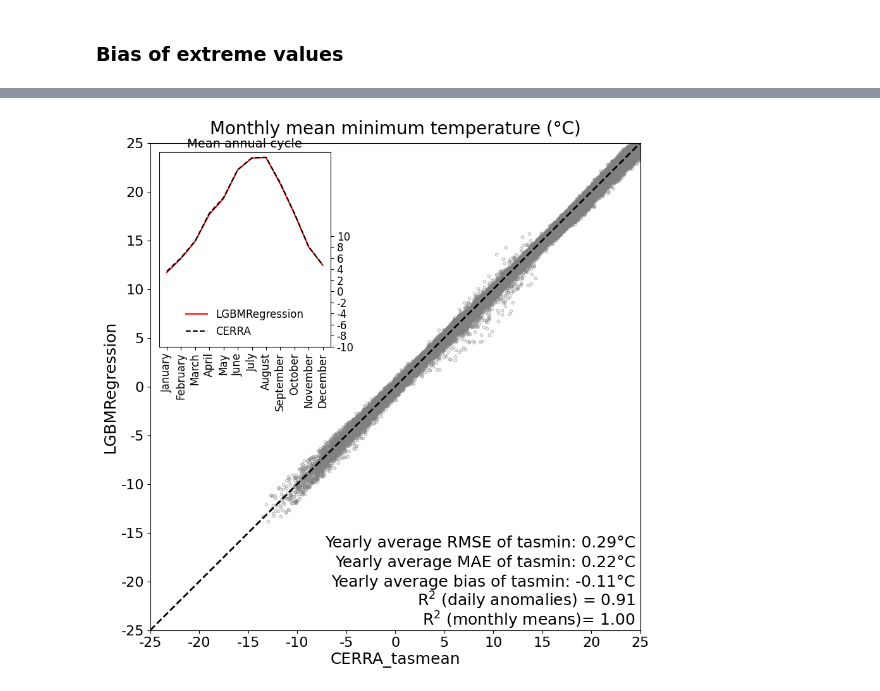
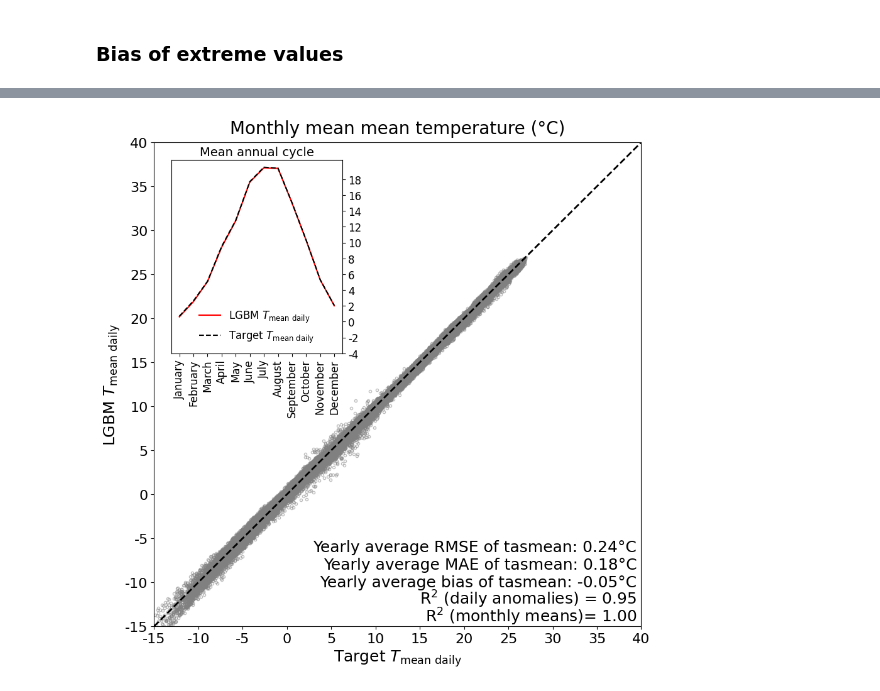
Before and after one commit to suriyahgit/downScaleML, a Jupyter notebook: Notebooks/document_temp.ipynb, the cells around one changed output, grey strips where cells are left out. Drawn from its saved outputs; the diff is of its cells as text; code cells hidden in the pictures.

```diff
--- a/Notebooks/document_temp.ipynb
+++ b/Notebooks/document_temp.ipynb
@@ -3,10 +3,10 @@
 Choose one of the PREDICTANDS in the first cell and run entire cells to view the results.
 # %%
 # define the predictand
-PREDICTAND = 'tasmin'  # 'tasmin' or 'tasmax' or 'tasmean'
+PREDICTAND = 'tasmean'  # 'tasmin' or 'tasmax' or 'tasmean'
 # %%
 # mapping from predictands to variable names
 NAMES = {'tasmin': 'minimum temperature', 'tasmax': 'maximum temperature', 'tasmean': 'mean temperature'}
 # dataset names mapping
-PRED = 'LGBMRegression'
-TRUE = 'CERRA_tasmin'
+PRED = 'LGBM $T_{\mathrm{mean \ daily}}$'
+TRUE = 'Target $T_{\mathrm{mean \ daily}}$'
@@ -32,13 +36,13 @@ from sklearn.metrics import r2_score
 ### Load datasets
 # %%
 if PREDICTAND == 'tasmin':
-    y_pred = xr.open_dataset("/mnt/CEPH_PROJECTS/InterTwin/Climate_Downscaling/hydroModelDownscale/RESULTS_1/tasmin/LGBMRegressor_tasmin_ztuvq_500_850_mslpt2_dem_sa_doy.nc")
+    y_pred = xr.open_dataset("/mnt/CEPH_PROJECTS/InterTwin/Climate_Downscaling/hydroModelDownscale/grid_search/tasmax/LGBMRegressor_tasmax_ztuvq_500_850_mslpt2_dem_sa_doy.nc")
 
 if PREDICTAND == 'tasmax':
-    y_pred = xr.open_dataset("/mnt/CEPH_PROJECTS/InterTwin/Climate_Downscaling/hydroModelDownscale/RESULTS_1/tasmax/LGBMRegressor_tasmax_ztuvq_500_850_mslpt2_dem_sa_doy.nc")
+    y_pred = xr.open_dataset("/mnt/CEPH_PROJECTS/InterTwin/Climate_Downscaling/hydroModelDownscale/grid_search/tasmin/LGBMRegressor_tasmin_ztuvq_500_850_mslpt2_dem_sa_doy.nc")
 
 if PREDICTAND == 'tasmean':
-    y_pred = xr.open_dataset("/mnt/CEPH_PROJECTS/InterTwin/Climate_Downscaling/hydroModelDownscale/RESULTS_1/tasmean/LGBMRegressor_tasmean_ztuvq_500_850_mslpt2_dem_sa_doy.nc")
+    y_pred = xr.open_dataset("/mnt/CEPH_PROJECTS/InterTwin/Climate_Downscaling/hydroModelDownscale/grid_search/tasmean/LGBMRegressor_tasmean_ztuvq_500_850_mslpt2_dem_sa_doy.nc")
 
 y_pred
 # %% [output]
@@ -530,36 +534,36 @@ else:
 ax.plot(interval, interval, color='k', lw=2, ls='--')
 
 # add coefficients of determination
 ax.text(interval[-1] - 0.5, interval[0] + 0.5, s='R$^2$ (monthly means)= {:.2f}'.format(r2_mm), ha='right', fontsize=18)
 ax.text(interval[-1] - 0.5, interval[0] + 2.5, s='R$^2$ (daily anomalies) = {:.2f}'.format(r2_anom), ha='right', fontsize=18)
 ax.text(interval[-1] - 0.5, interval[0] + 4.5, s='Yearly average bias of {}: {:.2f}°C'.format(PREDICTAND, bias_yearly_avg.mean().item()), ha='right', fontsize=18)
 ax.text(interval[-1] - 0.5, interval[0] + 6.5, s='Yearly average MAE of {}: {:.2f}°C'.format(PREDICTAND, mae_avg.mean().item()), ha='right', fontsize=18)
 ax.text(interval[-1] - 0.5, interval[0] + 8.5, s='Yearly average RMSE of {}: {:.2f}°C'.format(PREDICTAND, rmse_avg.mean().item()), ha='right', fontsize=18)
 
 
 # format axes
 ax.set_ylim(interval[0], interval[-1])
 ax.set_xlim(interval[0], interval[-1])
 ax.set_xticks(interval)
 ax.set_xticklabels(interval, fontsize=16)
 ax.set_yticks(interval)
 ax.set_yticklabels(interval, fontsize=16)
-ax.set_xlabel('CERRA_tasmean', fontsize=18)
+ax.set_xlabel('Target $T_{\mathrm{mean \ daily}}$', fontsize=18)
 ax.set_ylabel(PRED, fontsize=18)
 ax.set_title('Monthly mean {} (°C)'.format(NAMES[PREDICTAND]), fontsize=20, pad=10);
 
 # add axis for annual cycle
-axins = inset_axes(ax, width="35%", height="40%", loc=2, borderpad=1)
+axins = inset_axes(ax, width="35%", height="40%", loc=2, borderpad=2)
 axins.plot(y_pred_ac.values, ls='-', color='r', label=PRED)
-axins.plot(y_true_ac.values, ls='--', color='k', label='CERRA')
+axins.plot(y_true_ac.values, ls='--', color='k', label='Target $T_{\mathrm{mean \ daily}}$')
 axins.legend(frameon=False, fontsize=12, loc='lower center');
 axins.yaxis.tick_right()
-axins.set_yticks(np.arange(-10, 11, 2) if PREDICTAND == 'tasmin' else np.arange(0, 20, 2))
-axins.set_yticklabels(np.arange(-10, 11, 2) if PREDICTAND == 'tasmin' else np.arange(0, 20, 2), fontsize=12)
+axins.set_yticks(np.arange(-10, 11, 2) if PREDICTAND == 'tasmin' else np.arange(-4, 20, 2))
+axins.set_yticklabels(np.arange(-10, 11, 2) if PREDICTAND == 'tasmin' else np.arange(-4, 20, 2), fontsize=12)
 axins.set_xticks(np.arange(0, 12))
 axins.set_xticklabels([calendar.month_name[i + 1] for i in np.arange(0, 12)], rotation=90, fontsize=12)
 axins.set_title('Mean annual cycle', fontsize=14, pad=5);
 
 plt.savefig('mslp.png', dpi=300, bbox_inches='tight')
 # %% [output]
-[figure, old version]
+[figure, new version]
```
Also changed, not shown: parts of 15 cells of this notebook, 27 other files.
